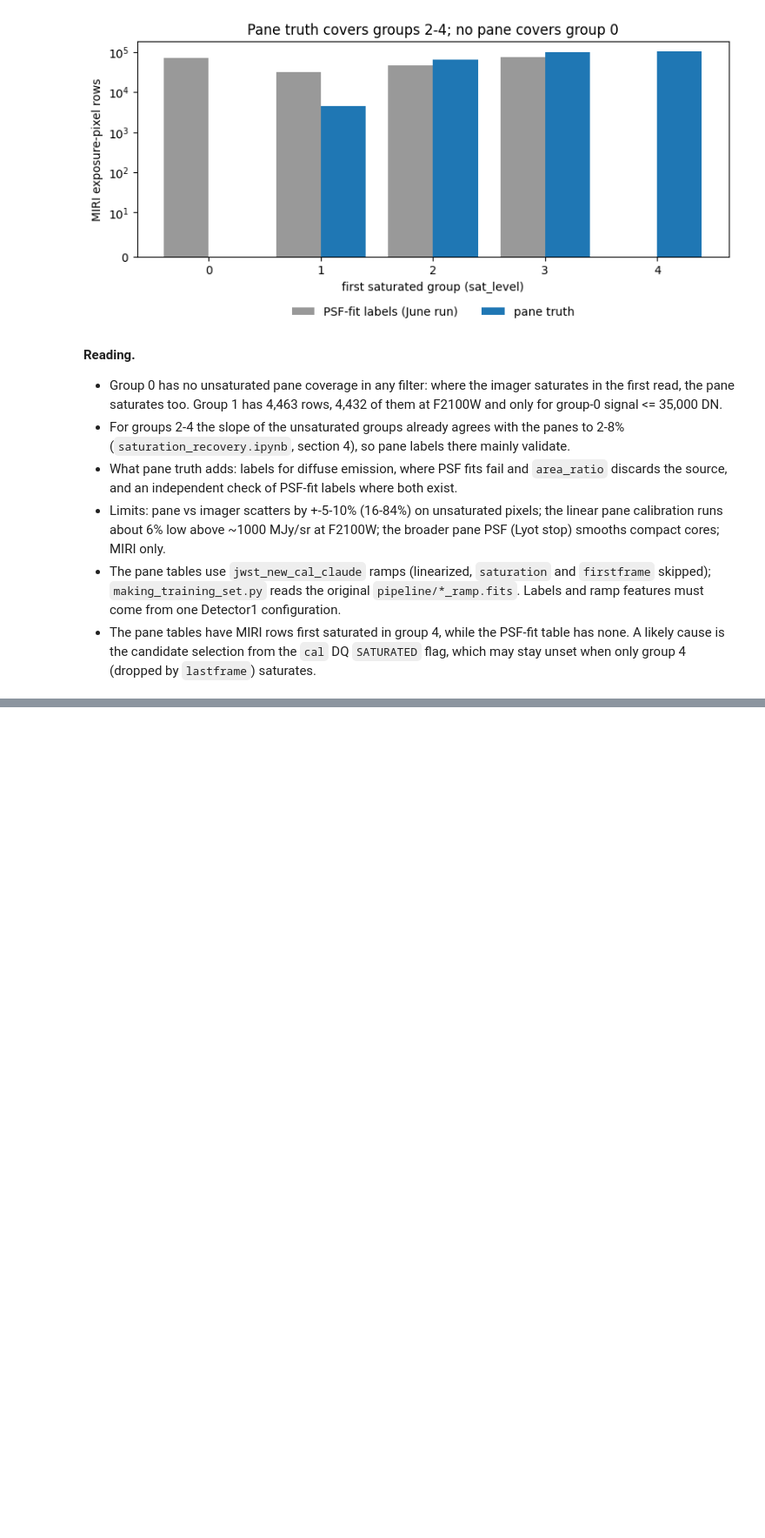
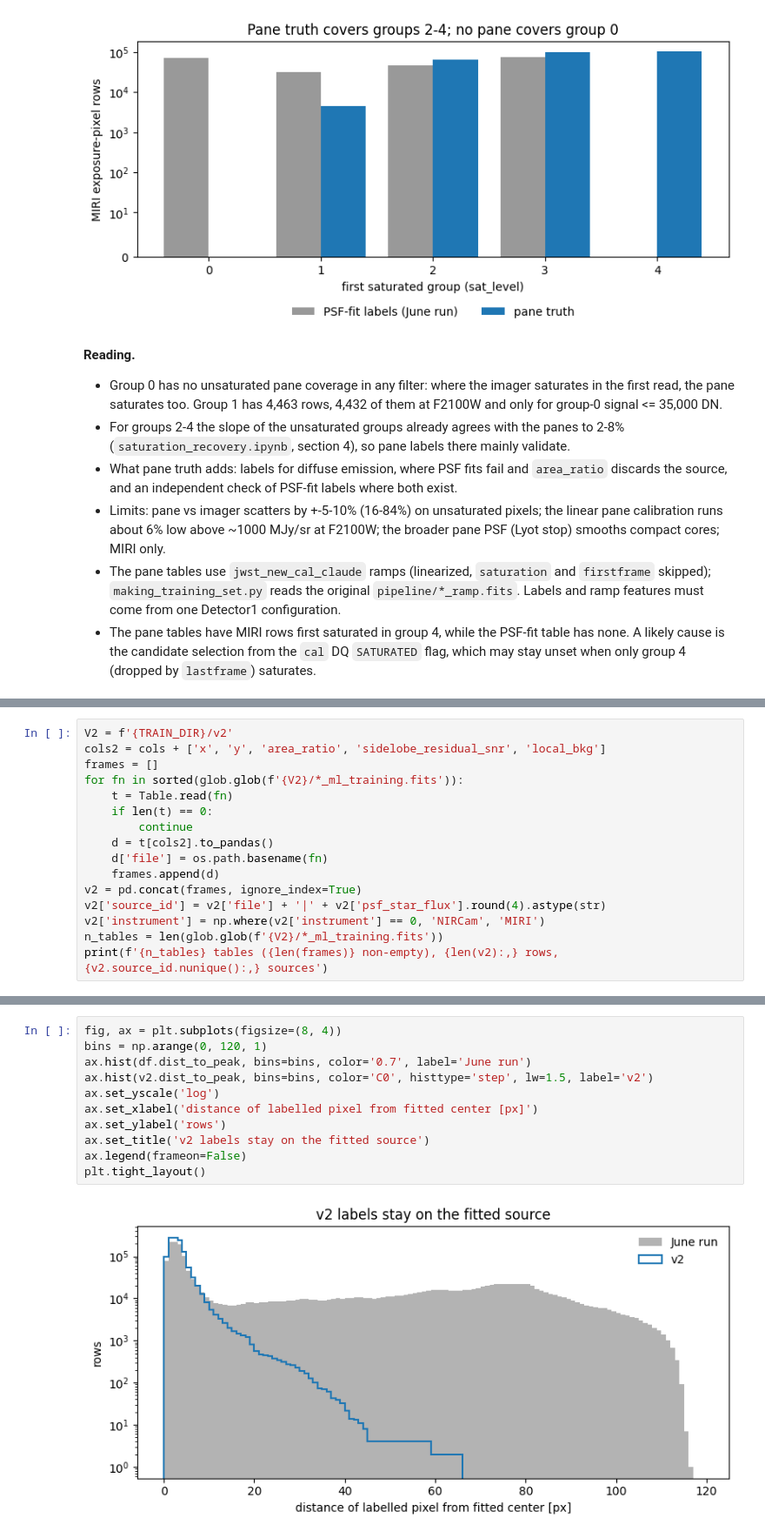
Before and after one commit to tyoo37/w51_sat_recover, a Jupyter notebook: notebooks/progress_report.ipynb, the cells around one changed output, grey strips where cells are left out. Shown at 87% size. Saved outputs shown, nothing was run; the diff lists cells and outputs as text; blank space fills up the shorter version.

Commit message:
Progress report: v2 training set (satstep MIRI, local_bkg labels) and label check
Co-Authored-By: Claude Opus 5.5 <noreply@anthropic.com>

```diff
--- a/notebooks/progress_report.ipynb
+++ b/notebooks/progress_report.ipynb
@@ -434,0 +430,16 @@ plt.tight_layout()
+# %%
+V2 = f'{TRAIN_DIR}/v2'
+cols2 = cols + ['x', 'y', 'area_ratio', 'sidelobe_residual_snr', 'local_bkg']
+frames = []
+for fn in sorted(glob.glob(f'{V2}/*_ml_training.fits')):
+    t = Table.read(fn)
+    if len(t) == 0:
+        continue
+    d = t[cols2].to_pandas()
+    d['file'] = os.path.basename(fn)
+    frames.append(d)
+v2 = pd.concat(frames, ignore_index=True)
+v2['source_id'] = v2['file'] + '|' + v2['psf_star_flux'].round(4).astype(str)
+v2['instrument'] = np.where(v2['instrument'] == 0, 'NIRCam', 'MIRI')
+n_tables = len(glob.glob(f'{V2}/*_ml_training.fits'))
+print(f'{n_tables} tables ({len(frames)} non-empty), {len(v2):,} rows, {v2.source_id.nunique():,} sources')
@@ -434,0 +467,13 @@ plt.tight_layout()
+# %%
+fig, ax = plt.subplots(figsize=(8, 4))
+bins = np.arange(0, 120, 1)
+ax.hist(df.dist_to_peak, bins=bins, color='0.7', label='June run')
+ax.hist(v2.dist_to_peak, bins=bins, color='C0', histtype='step', lw=1.5, label='v2')
+ax.set_yscale('log')
+ax.set_xlabel('distance of labelled pixel from fitted center [px]')
+ax.set_ylabel('rows')
+ax.set_title('v2 labels stay on the fitted source')
+ax.legend(frameon=False)
+plt.tight_layout()
+# %% [output]
+[figure, added]
```
Also changed, not shown: parts of 17 cells of this notebook.
